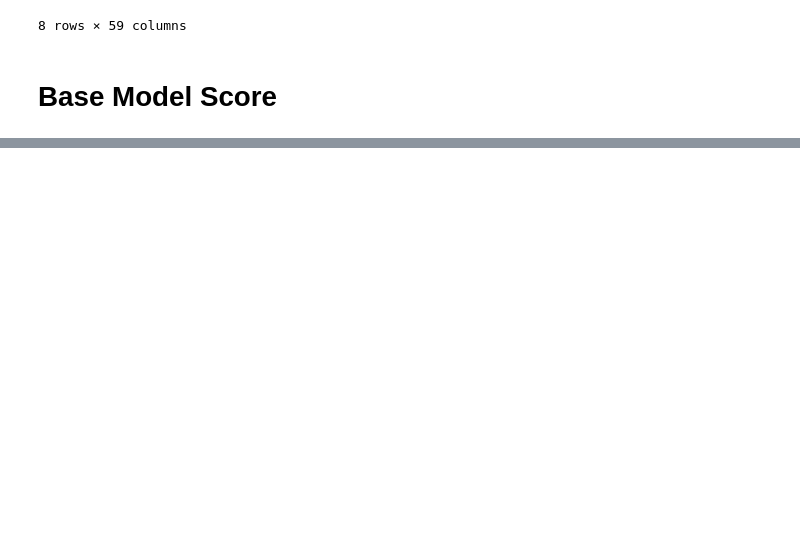
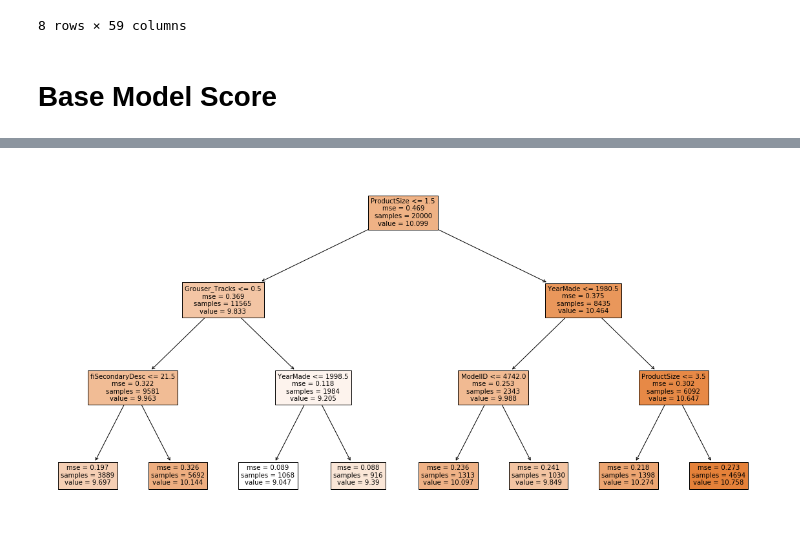
Before and after one commit to kirankm/kaggle, a Jupyter notebook: bluebook/notebooks/bluebook kaggle.ipynb, the cells around one changed output, grey strips where cells are left out. Saved outputs shown, nothing was run; the diff lists cells and outputs as text; code cells hidden in the pictures; blank space fills up the shorter version.

```diff
--- a/bluebook/notebooks/bluebook kaggle.ipynb
+++ b/bluebook/notebooks/bluebook kaggle.ipynb
@@ -180,6 +181,11 @@ sale_Year                   0.000000
 sale_weekofyear             0.000000
 state                       0.000000
 dtype: float64
+# %%
+test_y = pd.read_csv(f"{path}ValidSolution.csv")
+test_data[y_fld] = test_y.SalePrice
+test_data[y_fld] = np.log(test_data[y_fld])
+test_data.to_feather("../output_files/tmp/bluebook_raw_test")
 # %%
 data.to_feather('../output_files/tmp/bluebook_raw')
 # %%
@@ -311,0 +352,5 @@ print_score(m)
+# %%
+data = pd.read_feather('../output_files/tmp/bluebook_raw')
+data_sm, y, na_dict = proc_df(data, y_fld, na_dict, subset = 30000)
+x_train, _ = splitter(data_sm, 20000)
+y_train, _ = splitter(y, 20000)
@@ -311,0 +391,3 @@ print_score(m)
+# %%
+m = RandomForestRegressor(n_estimators= 1, bootstrap= False, max_depth= 3, n_jobs= -1)
+m.fit(x_train, y_train)
@@ -311,0 +402,8 @@ print_score(m)
+# %%
+def draw_tree(t, df):
+    plt.figure(figsize = (20,10))
+    sklearn.tree.plot_tree(t, feature_names= df.columns, filled = True, rotate = True)
+# %%
+draw_tree(m.estimators_[0], x_train)
+# %% [output]
+[figure, added]
```
Also changed, not shown: parts of 132 cells of this notebook.
